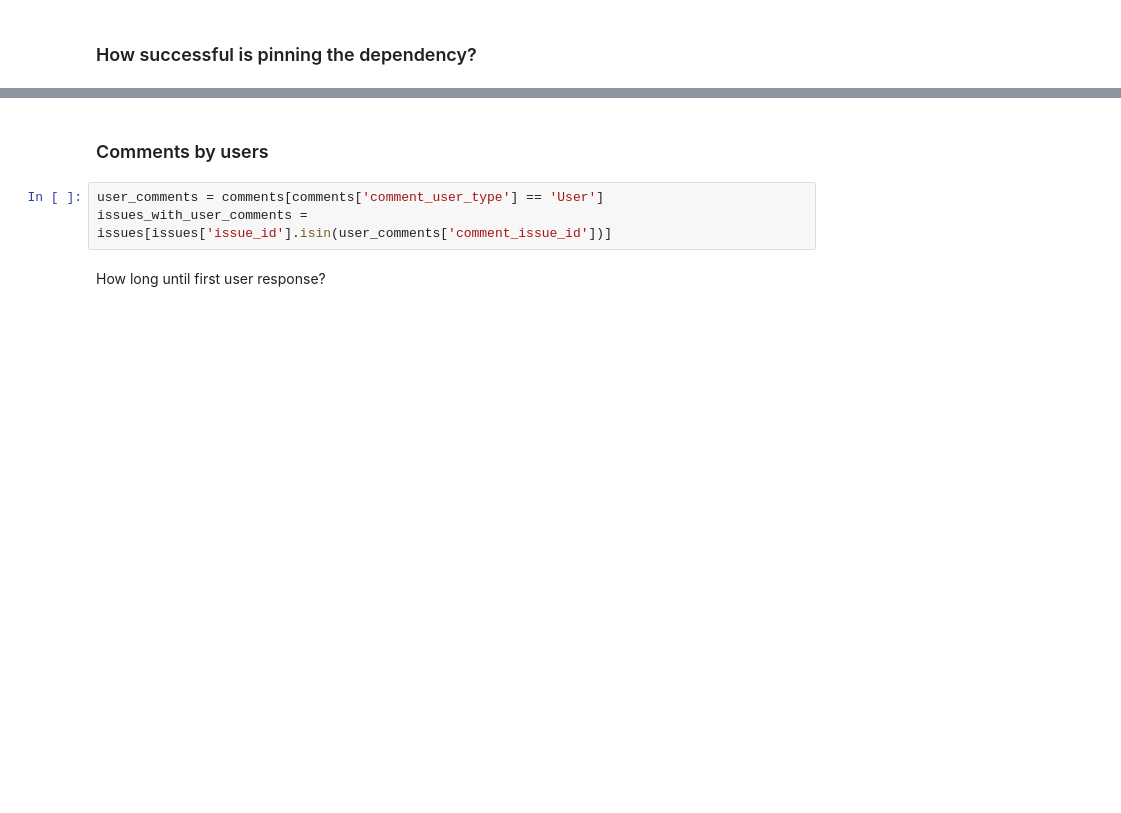
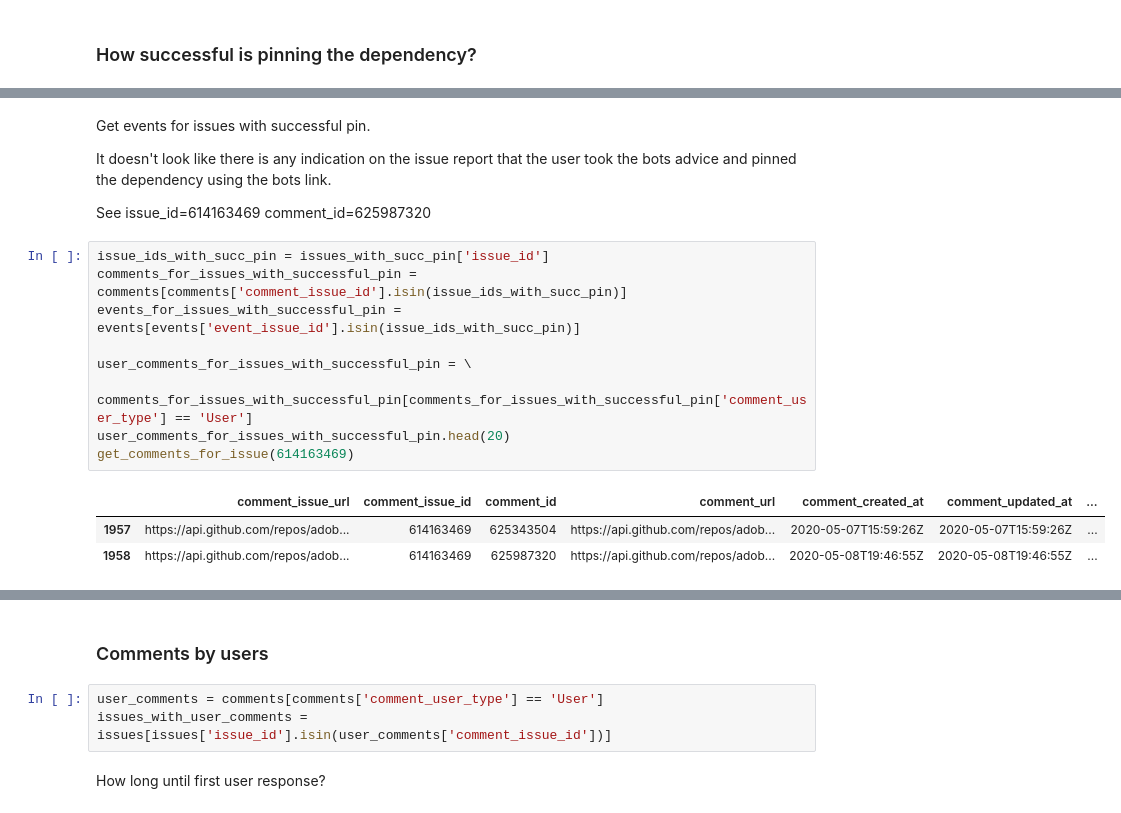
Before and after one commit to brombaut/GKIR_Analysis, a Jupyter notebook: gk_data_explore.ipynb, the cells around one changed output, grey strips where cells are left out. Cells and saved outputs as stored; diff of their text form; blank space fills up the shorter version.

```diff
--- a/gk_data_explore.ipynb
+++ b/gk_data_explore.ipynb
@@ -181,0 +193,19 @@ issue_first_comment[issue_first_comment['successful_pin'] == False].head(10)
+# %% [markdown]
+Get events for issues with successful pin.
+
+It doesn't look like there is any indication on the issue report that the user took the bots advice and pinned the dependency using the bots link.
+
+See issue_id=614163469 comment_id=625987320
+# %%
+issue_ids_with_succ_pin = issues_with_succ_pin['issue_id']
+comments_for_issues_with_successful_pin = comments[comments['comment_issue_id'].isin(issue_ids_with_succ_pin)]
+events_for_issues_with_successful_pin = events[events['event_issue_id'].isin(issue_ids_with_succ_pin)]
+
+user_comments_for_issues_with_successful_pin = \
+    comments_for_issues_with_successful_pin[comments_for_issues_with_successful_pin['comment_user_type'] == 'User']
+user_comments_for_issues_with_successful_pin.head(20)
+get_comments_for_issue(614163469)
+# %% [output]
+|  | comment_issue_url | comment_issue_id | comment_id | comment_url | comment_created_at | comment_updated_at | ... |
+| 1957 | https://api.github.com/repos/adob... | 614163469 | 625343504 | https://api.github.com/repos/adob... | 2020-05-07T15:59:26Z | 2020-05-07T15:59:26Z | ... |
+| 1958 | https://api.github.com/repos/adob... | 614163469 | 625987320 | https://api.github.com/repos/adob... | 2020-05-08T19:46:55Z | 2020-05-08T19:46:55Z | ... |
```
Also changed, not shown: parts of 18 cells of this notebook.
